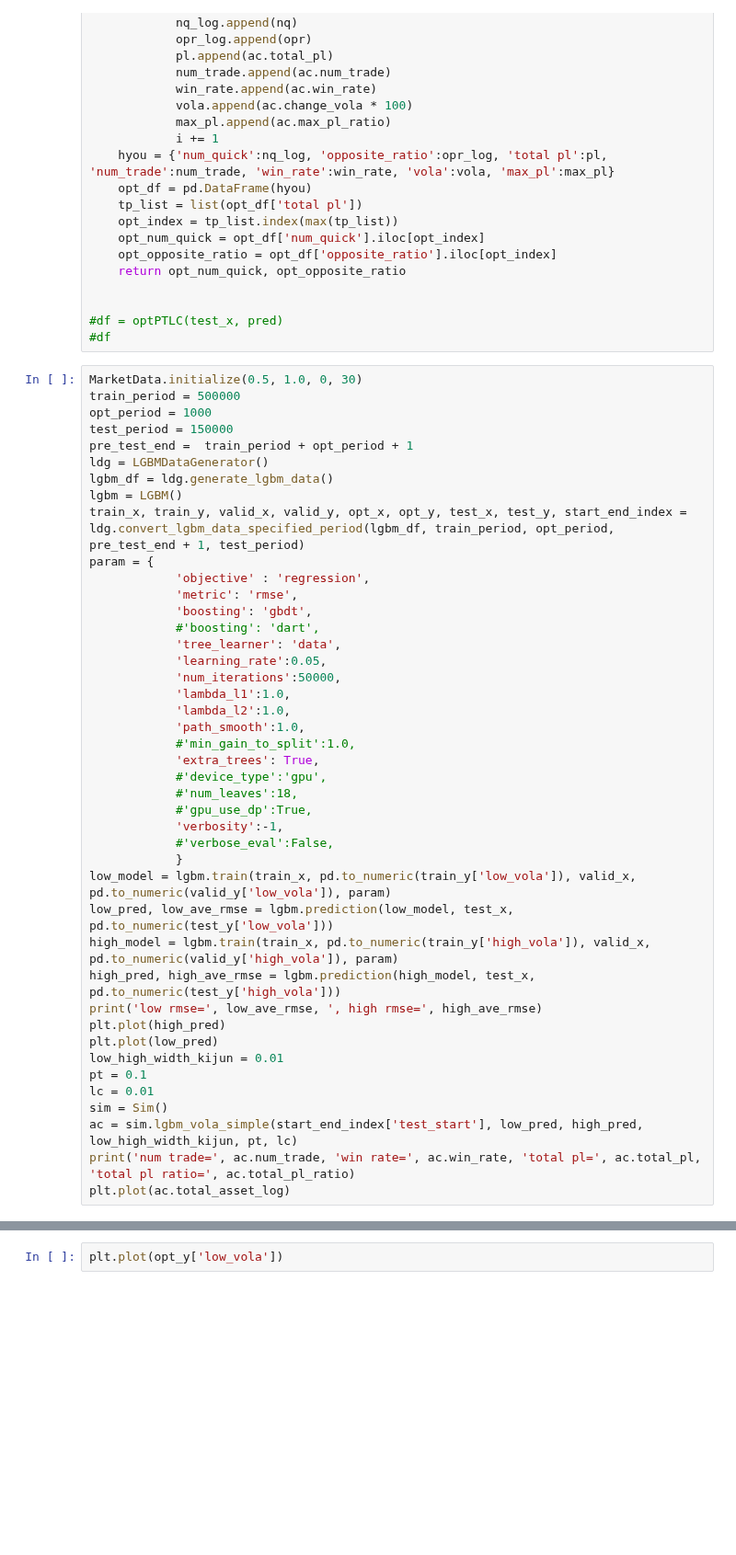
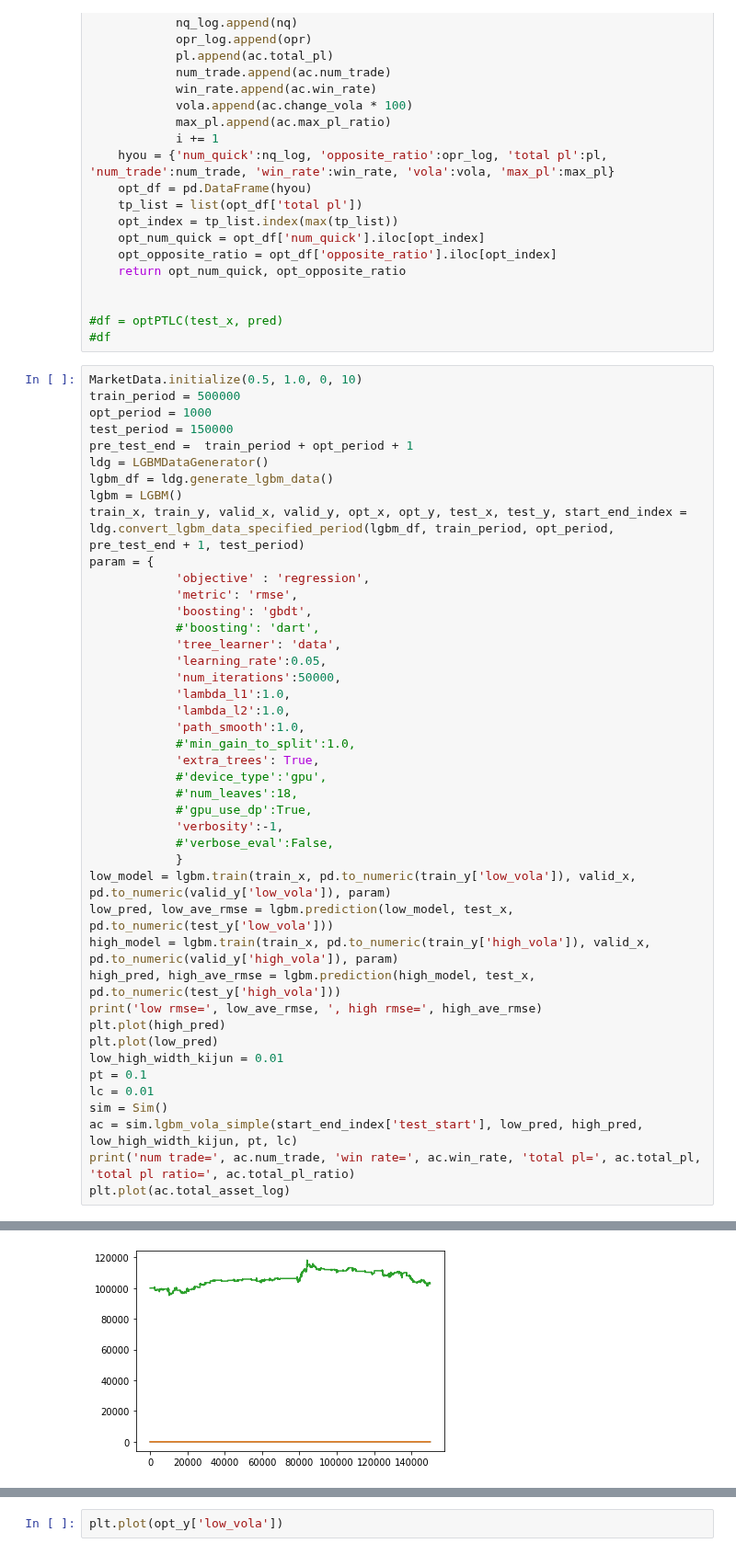
Before and after one commit to alunfes/1m-btc-data, a Jupyter notebook: LGBM_Vola_Rrgression.ipynb, the cells around one changed output, grey strips where cells are left out. Shown at 92% size. Drawn from its saved outputs; the diff is of its cells as text; blank space fills up the shorter version.

```diff
--- a/LGBM_Vola_Rrgression.ipynb
+++ b/LGBM_Vola_Rrgression.ipynb
@@ -1174,7 +1172,7 @@ def optQuickChange(test_x_opt, pred_opt, pt, lc):
 #df = optPTLC(test_x, pred)
 #df
 # %%
-MarketData.initialize(0.5, 1.0, 0, 30)
+MarketData.initialize(0.5, 1.0, 0, 10)
 train_period = 500000
 opt_period = 1000
 test_period = 150000
@@ -1216,3 +1214,4 @@ sim = Sim()
 ac = sim.lgbm_vola_simple(start_end_index['test_start'], low_pred, high_pred, low_high_width_kijun, pt, lc)
 print('num trade=', ac.num_trade, 'win rate=', ac.win_rate, 'total pl=', ac.total_pl, 'total pl ratio=', ac.total_pl_ratio)
 plt.plot(ac.total_asset_log)
+# %% [output]
@@ -1218,0 +1250 @@ plt.plot(ac.total_asset_log)
+[figure, added]
```
Also changed, not shown: parts of 12 cells of this notebook.
